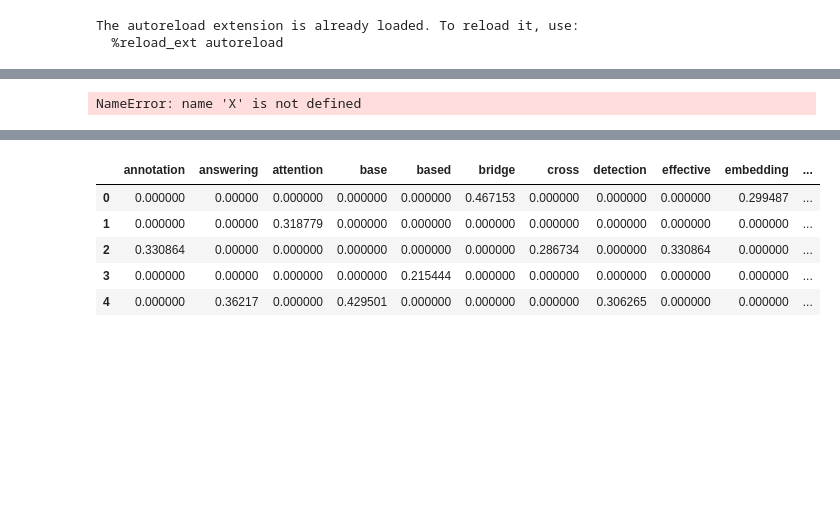
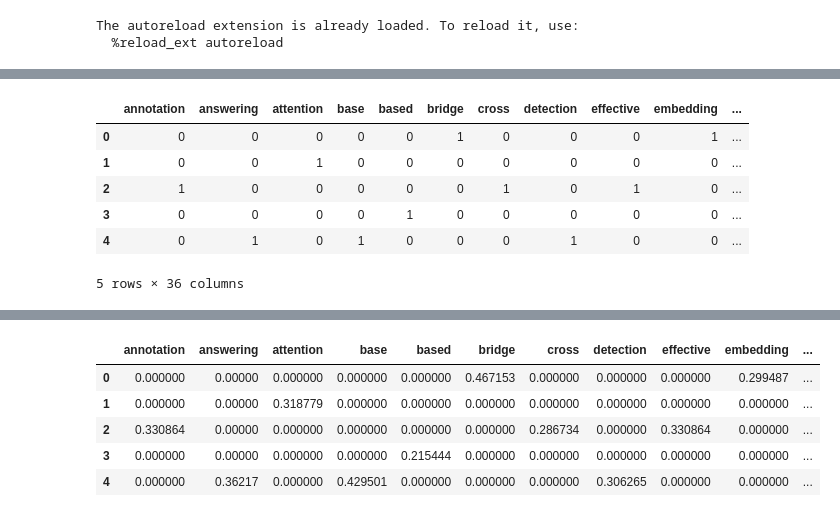
Before and after one commit to ShashiKiranMR/CS-7641-ML-Project, a Jupyter notebook: src/script.ipynb, the cells around one changed output, grey strips where cells are left out. Cells and saved outputs as stored; diff of their text form; code cells hidden in the pictures; blank space fills up the shorter version.

```diff
--- a/src/script.ipynb
+++ b/src/script.ipynb
@@ -72,15 +91,21 @@ merged_data.extend(test_data)
 # %%
 # Getting bag of words data structure
 CountVec = CountVectorizer(ngram_range=(1,1), preprocessor=tf_idf.preprocess_text, stop_words='english')
 Count_data = CountVec.fit_transform(merged_data)
-X_train = X[0:len(train_data)]
-X_test = X[len(train_data):]
+X_train = Count_data[0:len(train_data)]
+X_test = Count_data[len(train_data):]
 # print(CountVec.get_feature_names())
 cv_dataframe=pd.DataFrame(Count_data.toarray(),columns=CountVec.get_feature_names_out())
 pd.set_option('display.max_colwidth', None)
 pd.set_option('display.max_rows', None)
 display(cv_dataframe.head(5).loc[:,cv_dataframe.head(5).any()])
 # print(cv_dataframe.head(5).loc[:,cv_dataframe.head(5).any()].iloc[:, : 10].to_markdown())
 # print(cv_dataframe)
 # %% [output]
+|  | annotation | answering | attention | base | based | bridge | cross | detection | effective | embedding | ... |
+| 0 | 0 | 0 | 0 | 0 | 0 | 1 | 0 | 0 | 0 | 1 | ... |
+| 1 | 0 | 0 | 1 | 0 | 0 | 0 | 0 | 0 | 0 | 0 | ... |
+| 2 | 1 | 0 | 0 | 0 | 0 | 0 | 1 | 0 | 1 | 0 | ... |
+| 3 | 0 | 0 | 0 | 0 | 1 | 0 | 0 | 0 | 0 | 0 | ... |
+| 4 | 0 | 1 | 0 | 1 | 0 | 0 | 0 | 1 | 0 | 0 | ... |
-NameError: name 'X' is not defined
+5 rows × 36 columns
```
Also changed, not shown: parts of 17 cells of this notebook, 1 other file.
